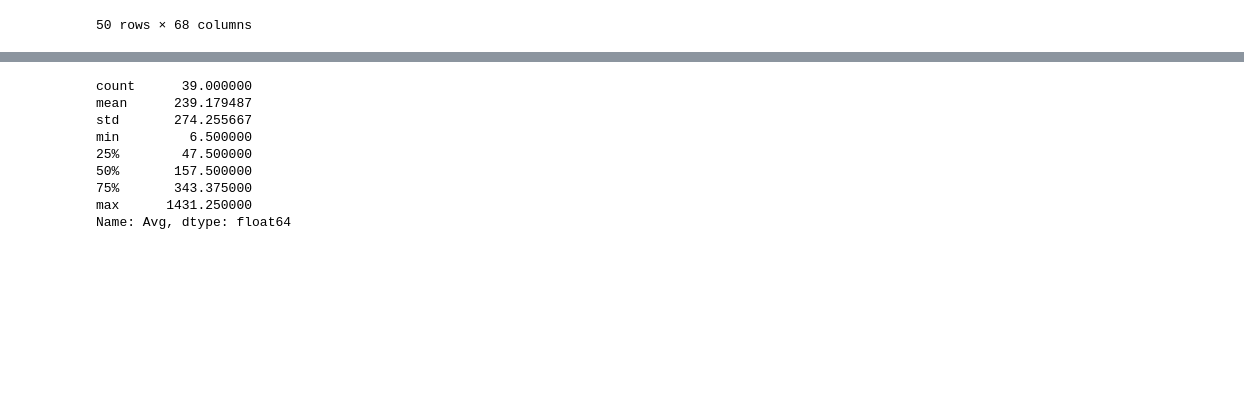
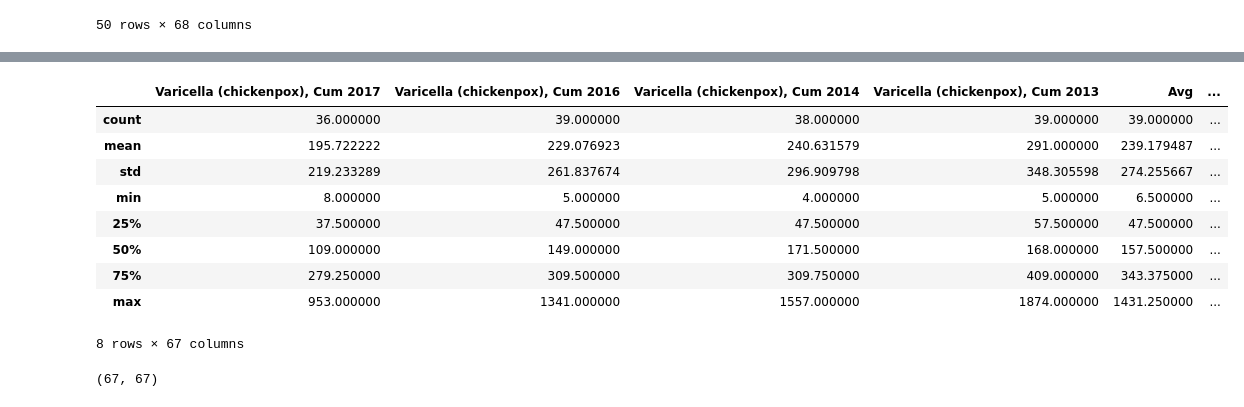
Before and after one commit to lmccalli/1030_Project, a Jupyter notebook: draft_eda.ipynb, the cells around one changed output, grey strips where cells are left out. Drawn from its saved outputs; the diff is of its cells as text; code cells hidden in the pictures; blank space fills up the shorter version.

```diff
--- a/draft_eda.ipynb
+++ b/draft_eda.ipynb
@@ -1,10 +1,11 @@
 # %%
 import pandas as pd
 import numpy as np
-census = pd.read_csv('data/merge.csv')
-cp_2017 = pd.read_csv('data/NNDSS_-_Table_II._Tetanus_to_Varicella.csv')
-cp_2014 = pd.read_csv('data/NNDSS_-_Table_II._Varicella_to_West_Nile_virus_disease.csv')
-vaccrates = pd.read_csv('data/state_vacc_cov.csv')
+#os.chdir('/home/joyvan/Project_1030')
+census = pd.read_csv('./data/merge.csv')
+cp_2017 = pd.read_csv('./data/NNDSS_-_Table_II._Tetanus_to_Varicella.csv')
+cp_2014 = pd.read_csv('./data/NNDSS_-_Table_II._Varicella_to_West_Nile_virus_disease.csv')
+vaccrates = pd.read_csv('./data/state_vacc_cov.csv')
 #vaccrates = pd.read_excel(r'dataView2121_17-3.xls')#, sheet_name = "NIS-Child Trend-Varicella 2017")
 #goes from 1996 to 2017, so it would be good to keep 2013, 2014, 2015, 2016, 2017
 #row labels (leftmost column) are locations, percentages are listed under
@@ -303,17 +279,31 @@ df_p
 # %%
 #OKAY COOL TIME FOR SOME EDA
 import matplotlib
 from matplotlib import pylab as plt
 
-
 df_p["Avg"].describe()
+df_p.describe()
 # %% [output]
+|  | Varicella (chickenpox), Cum 2017 | Varicella (chickenpox), Cum 2016 | Varicella (chickenpox), Cum 2014 | Varicella (chickenpox), Cum 2013 | Avg | ... |
+| count | 36.000000 | 39.000000 | 38.000000 | 39.000000 | 39.000000 | ... |
+| mean | 195.722222 | 229.076923 | 240.631579 | 291.000000 | 239.179487 | ... |
+| std | 219.233289 | 261.837674 | 296.909798 | 348.305598 | 274.255667 | ... |
+| min | 8.000000 | 5.000000 | 4.000000 | 5.000000 | 6.500000 | ... |
+| 25% | 37.500000 | 47.500000 | 47.500000 | 57.500000 | 47.500000 | ... |
+| 50% | 109.000000 | 149.000000 | 171.500000 | 168.000000 | 157.500000 | ... |
+| 75% | 279.250000 | 309.500000 | 309.750000 | 409.000000 | 343.375000 | ... |
+| max | 953.000000 | 1341.000000 | 1557.000000 | 1874.000000 | 1431.250000 | ... |
-count      39.000000
-mean      239.179487
-std       274.255667
-min         6.500000
-25%        47.500000
-50%       157.500000
-75%       343.375000
-max      1431.250000
-Name: Avg, dtype: float64
+8 rows × 67 columns
+# %%
+corr_matrix = df_p.corr()
+#print(df_p.columns)
+print(corr_matrix.shape)
+#print(corr_matrix)
+df_p.columns[0:10]
+#df_p.shape
+
+
+export_csv = df_p.to_csv ('Project_1030/data/df_pre.csv')#), index = None, header=True) #Don't forget to add '.csv' at the end of the path
+#print (df)
+# %% [output]
+(67, 67)
```
Also changed, not shown: parts of 2 cells of this notebook, 11 other files.
